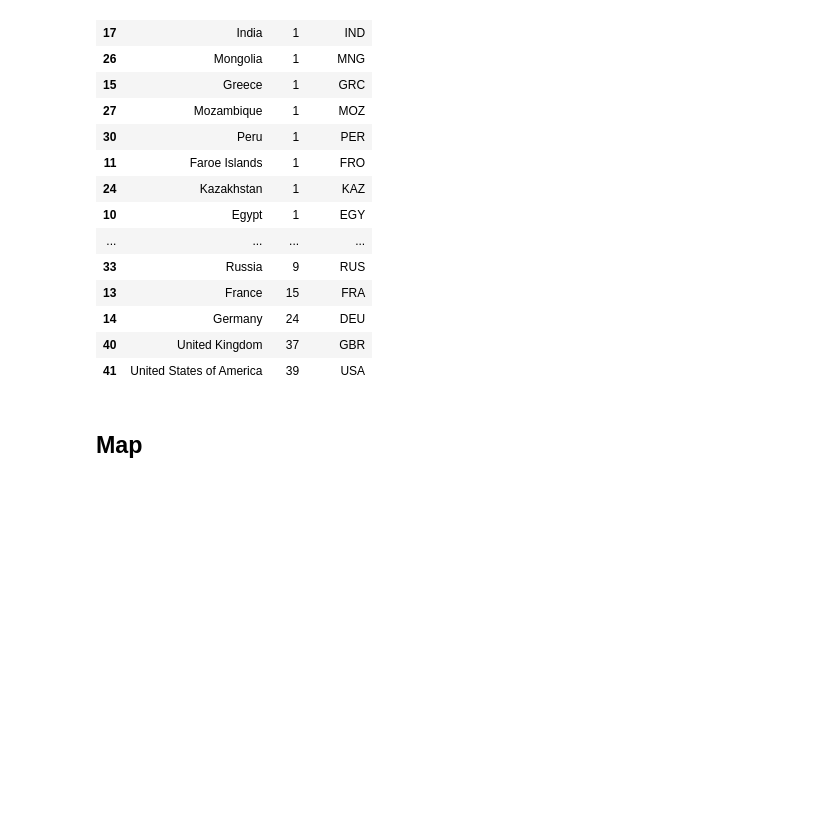
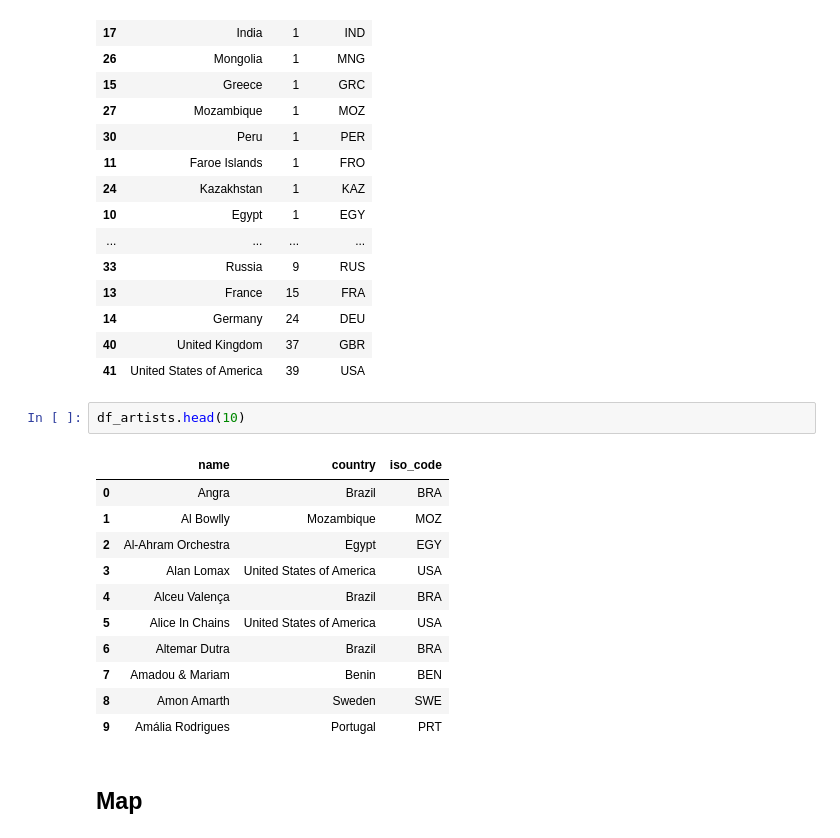
Before and after one commit to rafael747cardoso/My_Spotify_Artists, a Jupyter notebook: bands_map.ipynb, the cells around one changed output. Drawn from its saved outputs; the diff is of its cells as text; blank space fills up the shorter version.

```diff
--- a/bands_map.ipynb
+++ b/bands_map.ipynb
@@ -58,6 +58,20 @@ df_plot.sort_values("freq")
 | 14 | Germany | 24 | DEU |
 | 40 | United Kingdom | 37 | GBR |
 | 41 | United States of America | 39 | USA |
+# %%
+df_artists.head(10)
+# %% [output]
+|  | name | country | iso_code |
+| 0 | Angra | Brazil | BRA |
+| 1 | Al Bowlly | Mozambique | MOZ |
+| 2 | Al-Ahram Orchestra | Egypt | EGY |
+| 3 | Alan Lomax | United States of America | USA |
+| 4 | Alceu Valença | Brazil | BRA |
+| 5 | Alice In Chains | United States of America | USA |
+| 6 | Altemar Dutra | Brazil | BRA |
+| 7 | Amadou & Mariam | Benin | BEN |
+| 8 | Amon Amarth | Sweden | SWE |
+| 9 | Amália Rodrigues | Portugal | PRT |
 # %% [markdown]
 ## Map
 # %%
```
Also changed, not shown: parts of 1 cell of this notebook.
